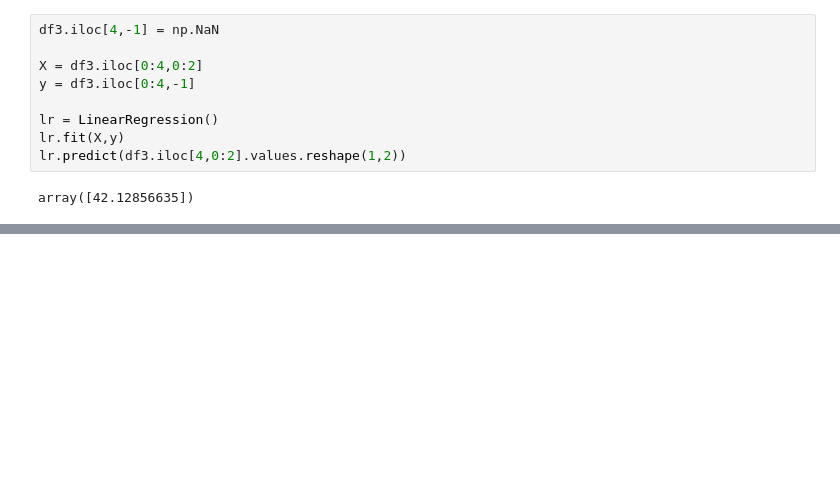
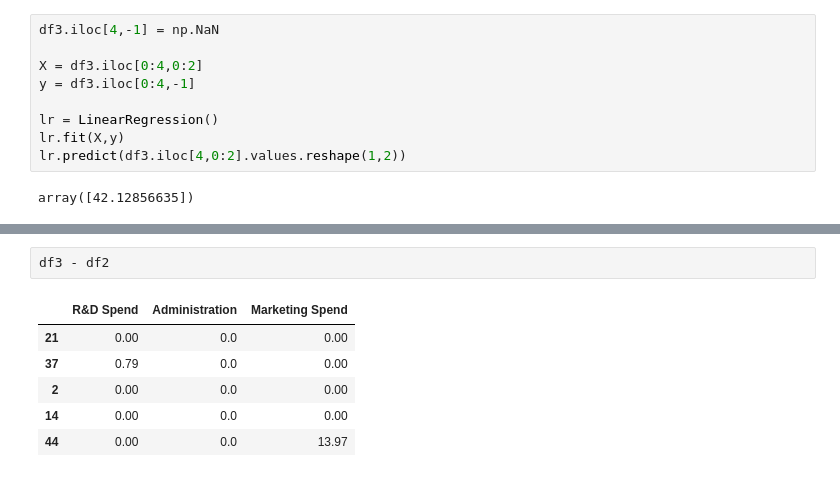
Before and after one commit to tmsachins/ML_data_imput_Mice, a Jupyter notebook: main_mice.ipynb, the cells around one changed output, grey strips where cells are left out. Drawn from its saved outputs; the diff is of its cells as text; blank space fills up the shorter version.

```diff
--- a/main_mice.ipynb
+++ b/main_mice.ipynb
@@ -333,0 +347,9 @@ array([42.12856635])
+# %%
+df3 - df2
+# %% [output]
+|  | R&D Spend | Administration | Marketing Spend |
+| 21 | 0.00 | 0.0 | 0.00 |
+| 37 | 0.79 | 0.0 | 0.00 |
+| 2 | 0.00 | 0.0 | 0.00 |
+| 14 | 0.00 | 0.0 | 0.00 |
+| 44 | 0.00 | 0.0 | 13.97 |
```
Also changed, not shown: parts of 3 cells of this notebook.
